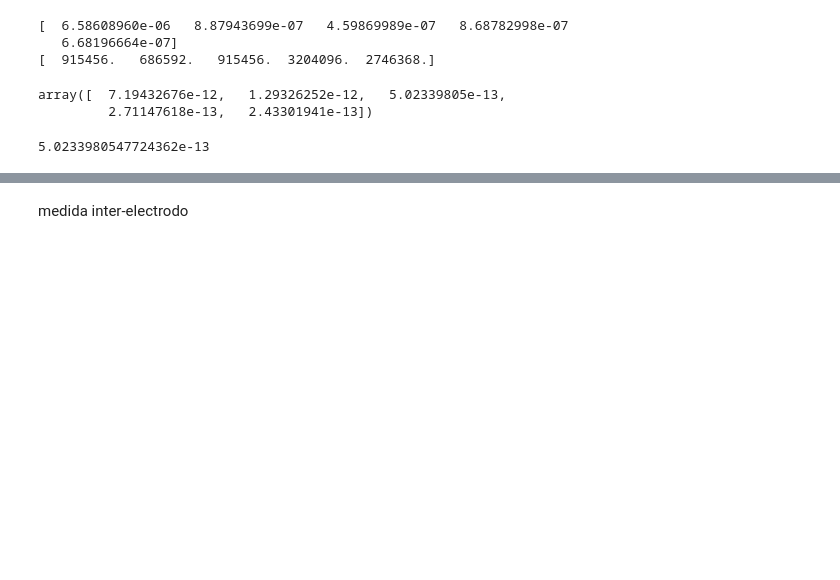
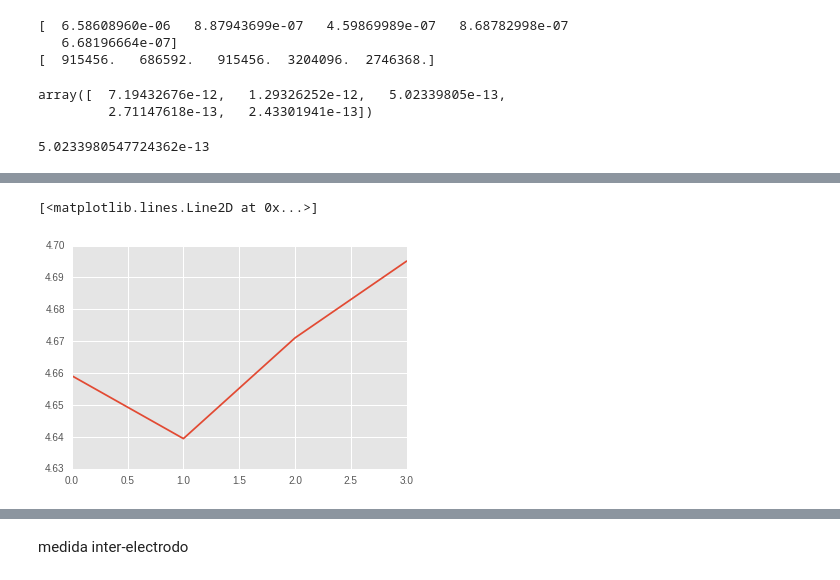
Before and after one commit to MascittiJA/CienciaDatos, a Jupyter notebook: TP2/segundo-intento.ipynb, the cells around one changed output, grey strips where cells are left out. Cells and saved outputs as stored; diff of their text form; code cells hidden in the pictures; blank space fills up the shorter version.

```diff
--- a/TP2/segundo-intento.ipynb
+++ b/TP2/segundo-intento.ipynb
@@ -10,7 +11,9 @@ import seaborn as sns
 %matplotlib inline
 matplotlib.style.use('ggplot')
 # %%
-path = "../../../../"
+# path = "../../../../"
+path = "./"
+
 data = io.loadmat('{}data/P01.mat'.format(path))
 
 matriz = data['data']
@@ -223,3 +261,18 @@ plt.plot(cant_inf)
+# %%
+electrodo44 = matriz[:,43,:]
+electrodo80 = matriz[:,79,:]
+electrodo131 = matriz[:,130,:]
+electrodo185 = matriz[:,184,:]
+
+infs = []
+infs.append(cantidad_informacion(electrodo44))
+infs.append(cantidad_informacion(electrodo80))
+infs.append(cantidad_informacion(electrodo131))
+infs.append(cantidad_informacion(electrodo185))
+plt.plot(infs)
+# %% [output]
+[<matplotlib.lines.Line2D at 0x...>]
+[figure, added]
 # %%
 #calcular la media entre canales y epochs
 
```
Also changed, not shown: parts of 21 cells of this notebook.
